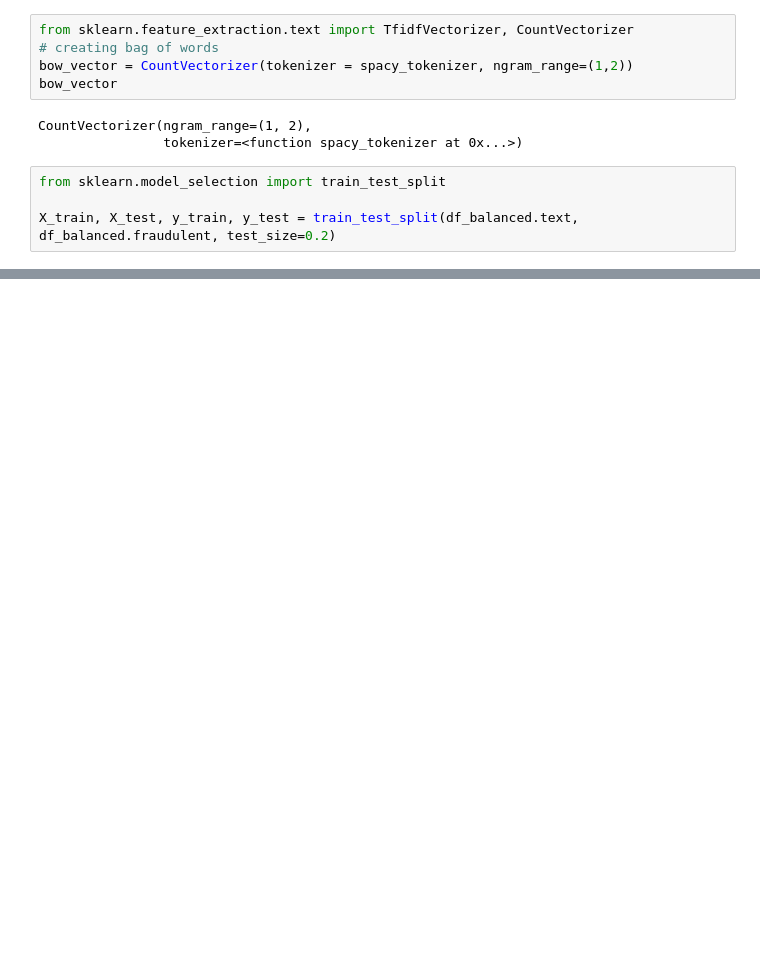
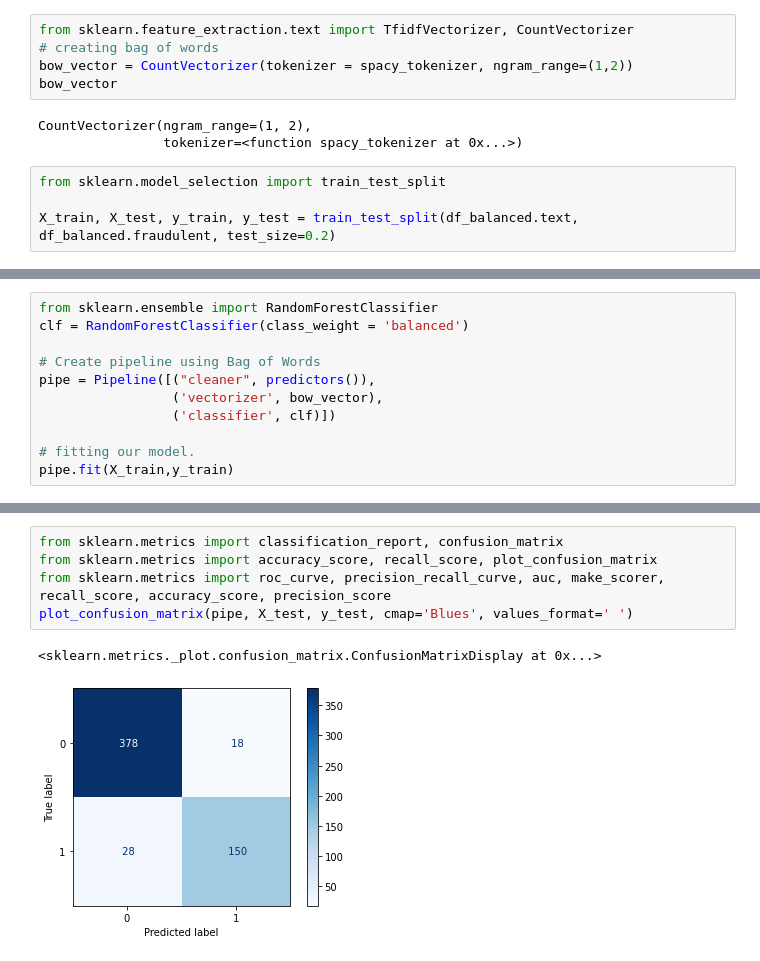
Before and after one commit to SADIKA2/Fake-job-posting-detection-with-machine-learning, a Jupyter notebook: code.ipynb, the cells around one changed output, grey strips where cells are left out. Cells and saved outputs as stored; diff of their text form; blank space fills up the shorter version.

```diff
--- a/code.ipynb
+++ b/code.ipynb
@@ -282,0 +305,11 @@ ValueError: empty vocabulary; perhaps the documents only contain stop words
+# %%
+from sklearn.ensemble import RandomForestClassifier
+clf = RandomForestClassifier(class_weight = 'balanced')
+
+# Create pipeline using Bag of Words
+pipe = Pipeline([("cleaner", predictors()),
+                 ('vectorizer', bow_vector),
+                 ('classifier', clf)])
+
+# fitting our model.
+pipe.fit(X_train,y_train)
@@ -282,0 +337,8 @@ ValueError: empty vocabulary; perhaps the documents only contain stop words
+# %%
+from sklearn.metrics import classification_report, confusion_matrix
+from sklearn.metrics import accuracy_score, recall_score, plot_confusion_matrix
+from sklearn.metrics import roc_curve, precision_recall_curve, auc, make_scorer, recall_score, accuracy_score, precision_score
+plot_confusion_matrix(pipe, X_test, y_test, cmap='Blues', values_format=' ')
+# %% [output]
+<sklearn.metrics._plot.confusion_matrix.ConfusionMatrixDisplay at 0x...>
+[figure, added]
```
Also changed, not shown: parts of 25 cells of this notebook.
